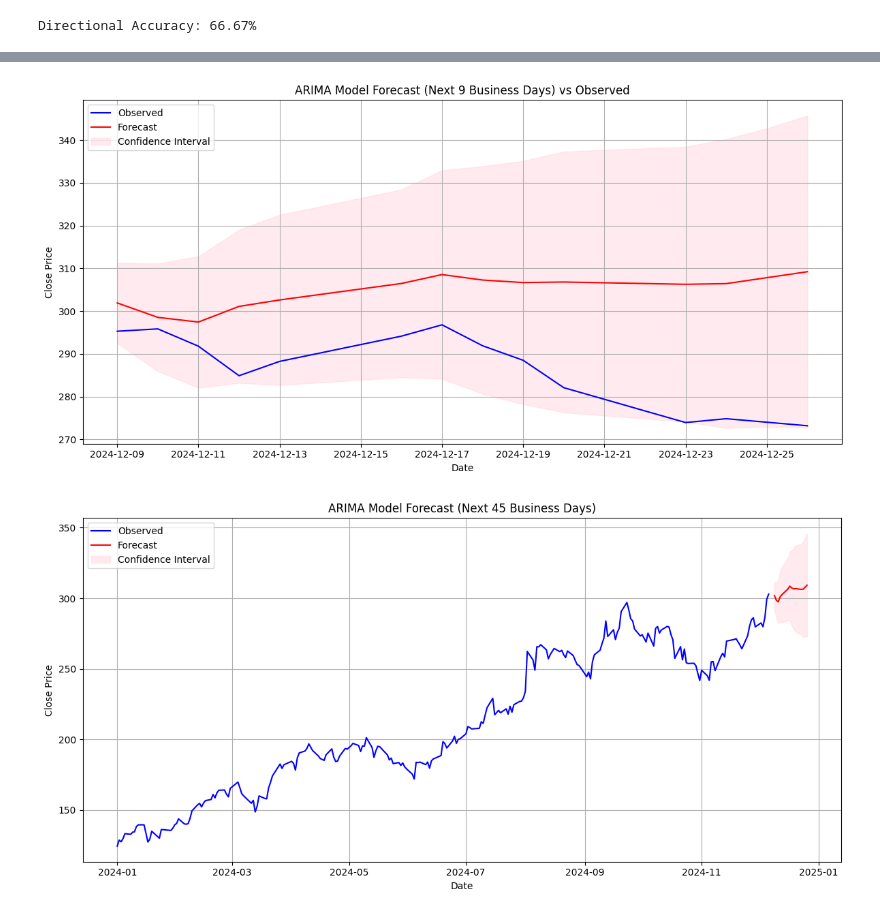
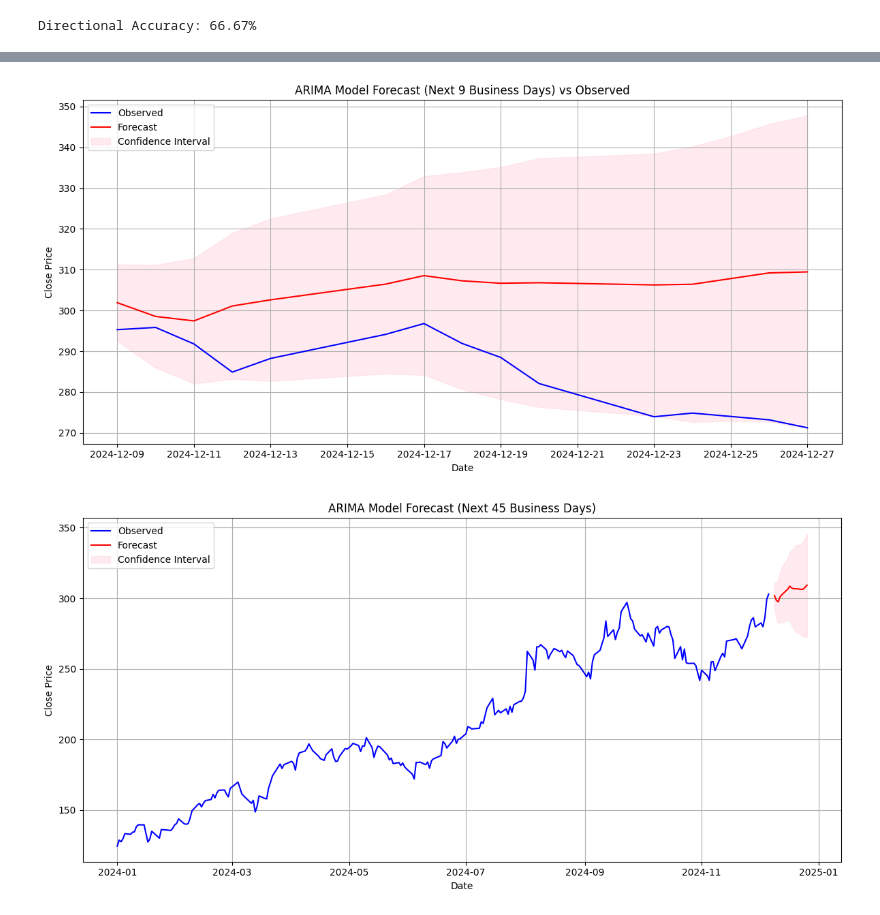
Before and after one commit to Apurva-02/Python-Arima-model, a Jupyter notebook: yfinanceZomato_nse_exp.ipynb, the cells around one changed output, grey strips where cells are left out. Cells and saved outputs as stored; diff of their text form; code cells hidden in the pictures.

```diff
--- a/yfinanceZomato_nse_exp.ipynb
+++ b/yfinanceZomato_nse_exp.ipynb
@@ -518,8 +525,8 @@ Model Accuracy (100 - MAPE): 93.79%
 import matplotlib.pyplot as plt
 import pandas as pd
 
-# Forecast the next 9 days (adjust as needed)
-forecast_steps = 14
+# Forecast the next 15 days (adjust as needed)
+forecast_steps = 15
 forecast = arima_result.get_forecast(steps=forecast_steps)
 
 # Create a new index for the forecast that follows the last date in the actual data
@@ -528,34 +535,34 @@ forecast_index = pd.date_range(start=df.index[-1] + pd.Timedelta(days=1), period
 # Extract forecasted values and confidence intervals
 forecast_mean = forecast.predicted_mean
 forecast_ci = forecast.conf_int()
 
 # Combine the observed data and forecast data for plotting
 combined_index = df.index.append(forecast_index)
 combined_data = pd.concat([data['Close'], forecast_mean])
 
 # Plot the observed and forecasted data on the same axis
 plt.figure(figsize=(12, 6))
 plt.plot(data.index, data['Close'].dropna(), label='Observed', color='blue')  # Actual data
 plt.plot(forecast_index, forecast_mean.dropna(), label='Forecast', color='red')  # Forecasted data
 plt.fill_between(
     forecast_index,
     forecast_ci.iloc[:, 0],  # Lower bound of the confidence interval
     forecast_ci.iloc[:, 1],  # Upper bound of the confidence interval
     color='pink',
     alpha=0.3,
     label='Confidence Interval'
 )
 
 # Customize the plot
 plt.title('ARIMA Model Forecast (Next 9 Business Days) vs Observed')
 plt.xlabel('Date')
 plt.ylabel('Close Price')
 plt.legend()
 plt.grid(True)
 plt.tight_layout()
 plt.show()
 # %% [output]
-[figure, old version]
+[figure, new version]
 # %%
 # Plot the observed data and forecast
 plt.figure(figsize=(12, 6))
```
Also changed, not shown: parts of 5 cells of this notebook.
